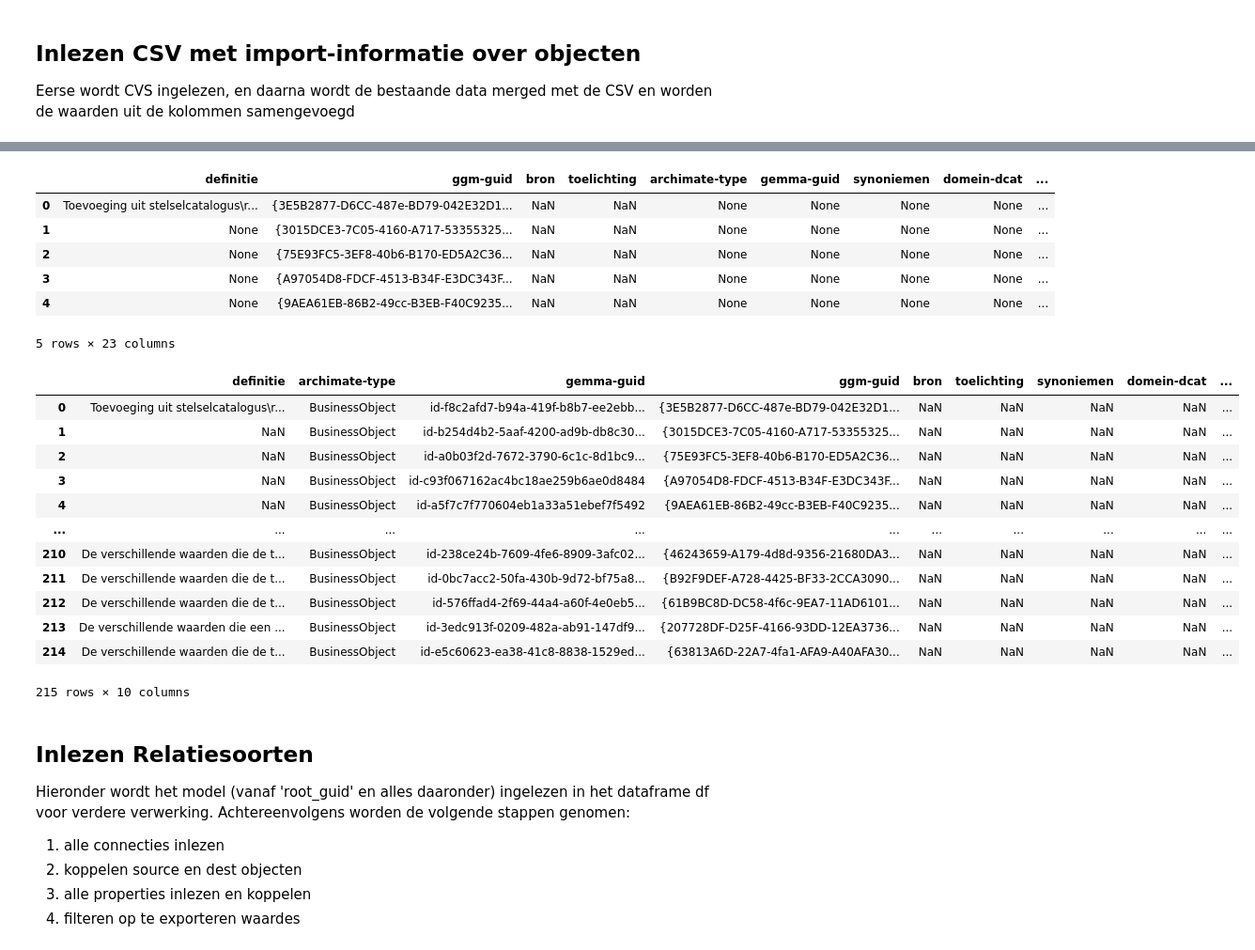
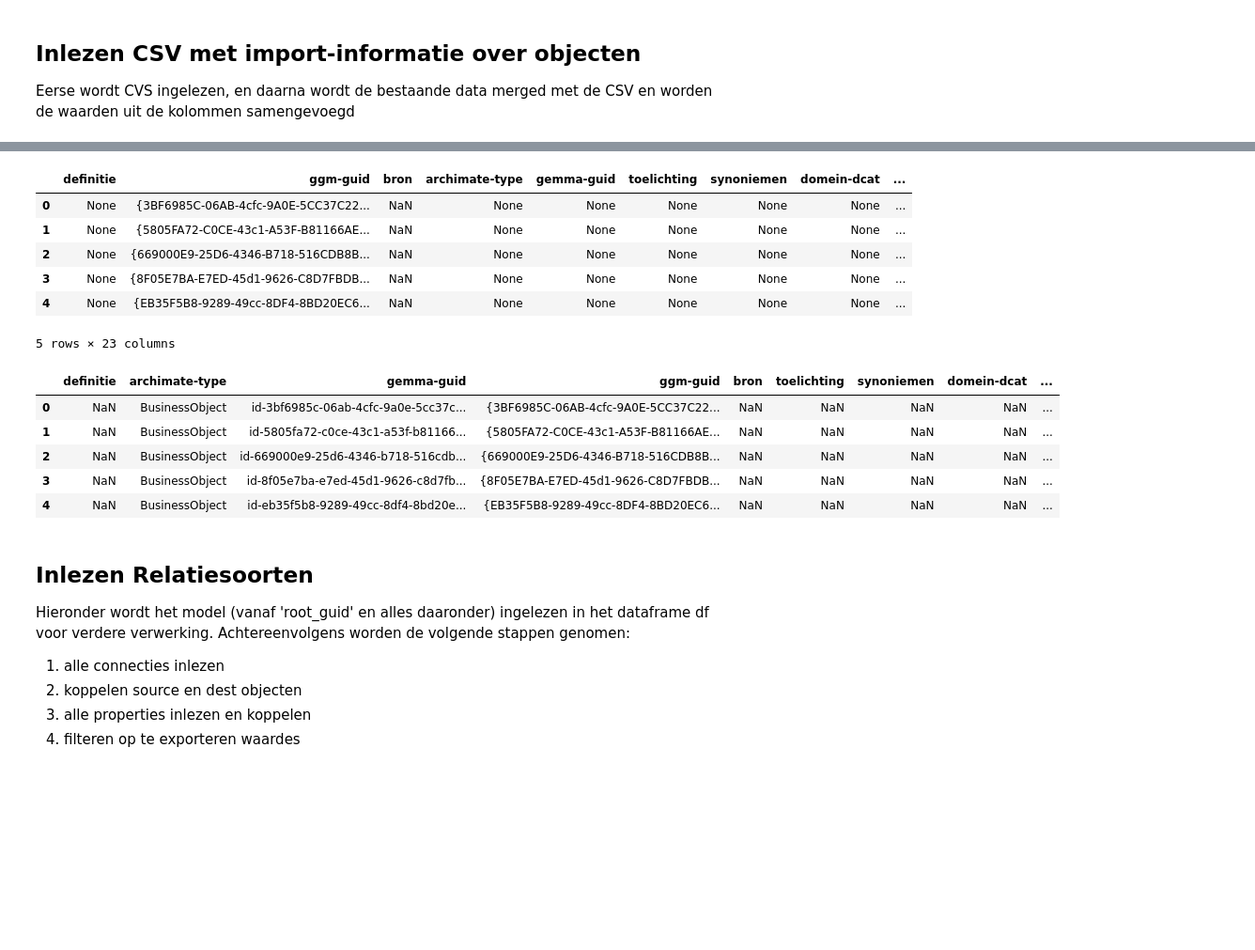
Before and after one commit to Gemeente-Delft/Gemeentelijk-Gegevensmodel, a Jupyter notebook: tools/notebooks/Import from GEMMA.ipynb, the cells around one changed output, grey strips where cells are left out. Shown at 94% size. Drawn from its saved outputs; the diff is of its cells as text; code cells hidden in the pictures; blank space fills up the shorter version.

```diff
--- a/tools/notebooks/Import from GEMMA.ipynb
+++ b/tools/notebooks/Import from GEMMA.ipynb
@@ -66,14 +66,14 @@ db_uri = "sqlite:///root/gemeentelijk gegevensmodel EA16.qea"
 
 now = datetime.now()
 dt_string = now.strftime("%d%m%Y-%H:%M:%S")
-import_objects = f"./input/GGM-elements.csv"
-import_relations = f"./input/GGM-relations.csv"
+import_objects = f"./input/NIEUW - GGM-CSVfiles_06-13-2023_10_53_47-ARCHI2GGM/GGM-elements-fixed.csv"
+import_relations = f"./input/NIEUW - GGM-CSVfiles_06-13-2023_10_53_47-ARCHI2GGM/GGM-relations.csv"
 #import_attributes = f"./input/GGM-properties.csv"
 
 root_guid = '{604AC59D-D038-4e78-A5FA-80E4748DED5B}' #Om te experimenteren: Onderwijs in package ontwikkeling
 root_guid = '{45B88627-6F44-4b6d-BE77-3EC51BBE679E}' #Om te experimenteren: Monumenten
 root_guid = '{58A5214F-E56C-4707-BE2D-AB36DD6976A3}' #Om te experimenteren: RSGB
-root_guid = '{981576A5-D37A-4f65-8CDB-FF4D4BB06D69}' # Root GGM
+root_guid = '{D7FD597E-1F40-48df-AFFC-EA3B5B5D3FBF}' # Root GGM
 
 obj_columns = ['definitie', 'archimate-type', 'gemma-guid', 'ggm-guid', 'bron', 'toelichting', 'synoniemen', 'domein-dcat', 'domein-gemma', 'datum-tijd-export']
 obj_column_mapping = {'ea_guid': 'ggm-guid', 'herkomst': 'bron', 'note': 'definitie'}
@@ -115,6 +115,7 @@ df_obj = df_obj[df_obj.object_type != 'Package']
 df_objprop = database.get_df(db_uri, 'select * from t_objectproperties')
 df_objprop = df_objprop.pivot(index="Object_ID", columns="Property", values="Value")
 df_objprop.reset_index(inplace=True)
+df_objprop.drop(columns=['Toelichting'], inplace=True)
 df_objprop.columns = df_objprop.columns.str.lower()
 
 # Join per object de gevonden property rij
@@ -148,7 +148,7 @@ df_obj_bestaand.head(5)
 
 Eerse wordt CVS ingelezen, en daarna wordt de bestaande data merged met de CSV en worden de waarden uit de kolommen samengevoegd
 # %%
-df_input = pd.read_csv(import_objects)
+df_input = pd.read_csv(import_objects, sep=';')
 df_input.head(5)
 # %% [output]
 |  | nr | naam | definitie | uml-type | ggm-guid | bron | domein-iv3 | archimate-type | toelichting | ... |
@@ -162,37 +162,30 @@ df_obj_merge = df_obj_bestaand.merge(df_input, how='inner', on='ggm-guid', suffi
 df_obj_merge = df_obj_merge.replace(r'^\s*$', None, regex=True)
 df_obj_merge.head(5)
 # %% [output]
-|  | definitie | ggm-guid | bron | toelichting | archimate-type | gemma-guid | synoniemen | domein-dcat | ... |
-| 0 | Toevoeging uit stelselcatalogus\r... | {3E5B2877-D6CC-487e-BD79-042E32D1... | NaN | NaN | None | None | None | None | ... |
-| 1 | None | {3015DCE3-7C05-4160-A717-53355325... | NaN | NaN | None | None | None | None | ... |
-| 2 | None | {75E93FC5-3EF8-40b6-B170-ED5A2C36... | NaN | NaN | None | None | None | None | ... |
-| 3 | None | {A97054D8-FDCF-4513-B34F-E3DC343F... | NaN | NaN | None | None | None | None | ... |
-| 4 | None | {9AEA61EB-86B2-49cc-B3EB-F40C9235... | NaN | NaN | None | None | None | None | ... |
+|  | definitie | ggm-guid | bron | archimate-type | gemma-guid | toelichting | synoniemen | domein-dcat | ... |
+| 0 | None | {3BF6985C-06AB-4cfc-9A0E-5CC37C22... | NaN | None | None | None | None | None | ... |
+| 1 | None | {5805FA72-C0CE-43c1-A53F-B81166AE... | NaN | None | None | None | None | None | ... |
+| 2 | None | {669000E9-25D6-4346-B718-516CDB8B... | NaN | None | None | None | None | None | ... |
+| 3 | None | {8F05E7BA-E7ED-45d1-9626-C8D7FBDB... | NaN | None | None | None | None | None | ... |
+| 4 | None | {EB35F5B8-9289-49cc-8DF4-8BD20EC6... | NaN | None | None | None | None | None | ... |
 5 rows × 23 columns
 # %%
 cols = df_obj_merge.columns
 
 for col in obj_columns:
     if col in cols and col+import_suffix in cols:
         df_obj_merge[col] = df_obj_merge[col].fillna(df_obj_merge[col+import_suffix])
         if 'gemma' in col or 'archimate' in col or 'datum-tijd-export' in col:
             df_obj_merge[col] = df_obj_merge[col+import_suffix]
 
-df_obj_merge[obj_columns]
+df_obj_merge[obj_columns].head(5)
 # %% [output]
 |  | definitie | archimate-type | gemma-guid | ggm-guid | bron | toelichting | synoniemen | domein-dcat | ... |
-| 0 | Toevoeging uit stelselcatalogus\r... | BusinessObject | id-f8c2afd7-b94a-419f-b8b7-ee2ebb... | {3E5B2877-D6CC-487e-BD79-042E32D1... | NaN | NaN | NaN | NaN | ... |
-| 1 | NaN | BusinessObject | id-b254d4b2-5aaf-4200-ad9b-db8c30... | {3015DCE3-7C05-4160-A717-53355325... | NaN | NaN | NaN | NaN | ... |
-| 2 | NaN | BusinessObject | id-a0b03f2d-7672-3790-6c1c-8d1bc9... | {75E93FC5-3EF8-40b6-B170-ED5A2C36... | NaN | NaN | NaN | NaN | ... |
-| 3 | NaN | BusinessObject | id-c93f067162ac4bc18ae259b6ae0d8484 | {A97054D8-FDCF-4513-B34F-E3DC343F... | NaN | NaN | NaN | NaN | ... |
-| 4 | NaN | BusinessObject | id-a5f7c7f770604eb1a33a51ebef7f5492 | {9AEA61EB-86B2-49cc-B3EB-F40C9235... | NaN | NaN | NaN | NaN | ... |
-| ... | ... | ... | ... | ... | ... | ... | ... | ... | ... |
-| 210 | De verschillende waarden die de t... | BusinessObject | id-238ce24b-7609-4fe6-8909-3afc02... | {46243659-A179-4d8d-9356-21680DA3... | NaN | NaN | NaN | NaN | ... |
-| 211 | De verschillende waarden die de t... | BusinessObject | id-0bc7acc2-50fa-430b-9d72-bf75a8... | {B92F9DEF-A728-4425-BF33-2CCA3090... | NaN | NaN | NaN | NaN | ... |
-| 212 | De verschillende waarden die de t... | BusinessObject | id-576ffad4-2f69-44a4-a60f-4e0eb5... | {61B9BC8D-DC58-4f6c-9EA7-11AD6101... | NaN | NaN | NaN | NaN | ... |
-| 213 | De verschillende waarden die een ... | BusinessObject | id-3edc913f-0209-482a-ab91-147df9... | {207728DF-D25F-4166-93DD-12EA3736... | NaN | NaN | NaN | NaN | ... |
-| 214 | De verschillende waarden die de t... | BusinessObject | id-e5c60623-ea38-41c8-8838-1529ed... | {63813A6D-22A7-4fa1-AFA9-A40AFA30... | NaN | NaN | NaN | NaN | ... |
+| 0 | NaN | BusinessObject | id-3bf6985c-06ab-4cfc-9a0e-5cc37c... | {3BF6985C-06AB-4cfc-9A0E-5CC37C22... | NaN | NaN | NaN | NaN | ... |
+| 1 | NaN | BusinessObject | id-5805fa72-c0ce-43c1-a53f-b81166... | {5805FA72-C0CE-43c1-A53F-B81166AE... | NaN | NaN | NaN | NaN | ... |
+| 2 | NaN | BusinessObject | id-669000e9-25d6-4346-b718-516cdb... | {669000E9-25D6-4346-B718-516CDB8B... | NaN | NaN | NaN | NaN | ... |
+| 3 | NaN | BusinessObject | id-8f05e7ba-e7ed-45d1-9626-c8d7fb... | {8F05E7BA-E7ED-45d1-9626-C8D7FBDB... | NaN | NaN | NaN | NaN | ... |
+| 4 | NaN | BusinessObject | id-eb35f5b8-9289-49cc-8df4-8bd20e... | {EB35F5B8-9289-49cc-8DF4-8BD20EC6... | NaN | NaN | NaN | NaN | ... |
-215 rows × 10 columns
 # %%
 from sqlalchemy import create_engine, select, MetaData, Table, and_, update
 
```
Also changed, not shown: parts of 14 cells of this notebook, 1 other file.
